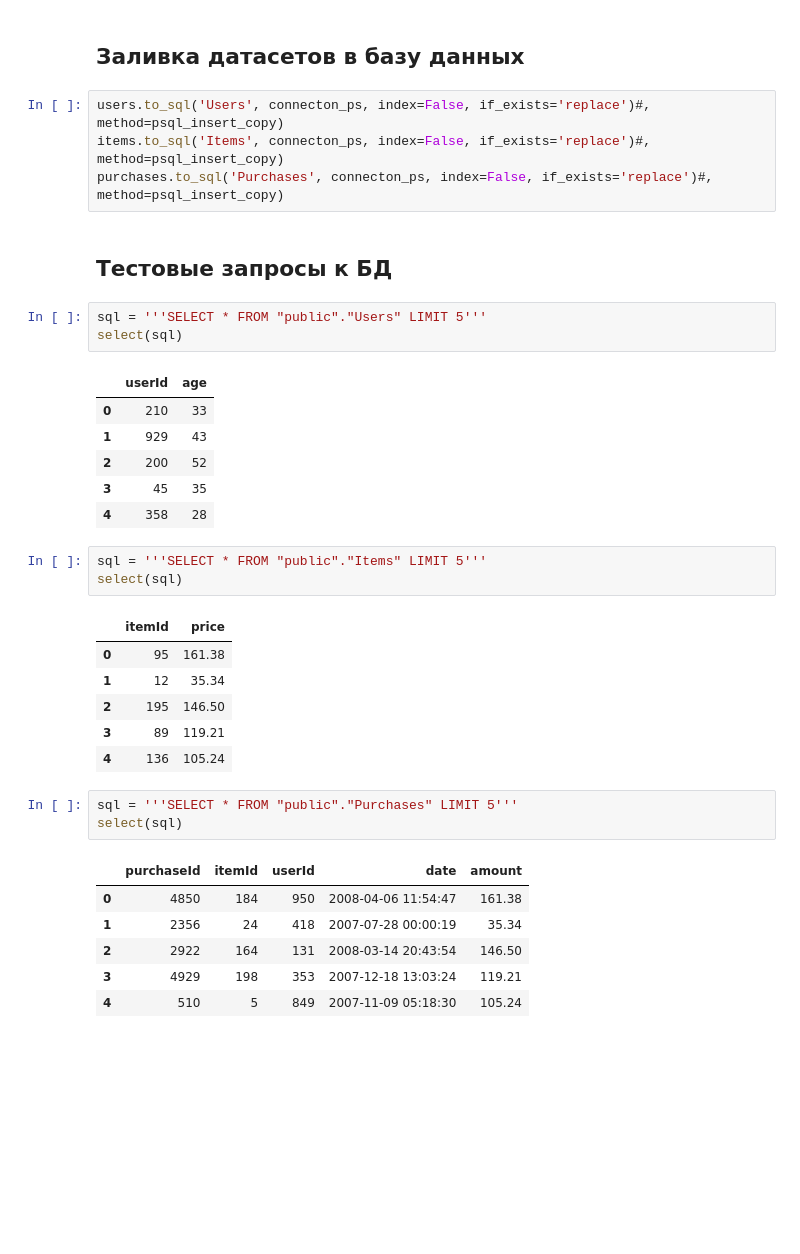
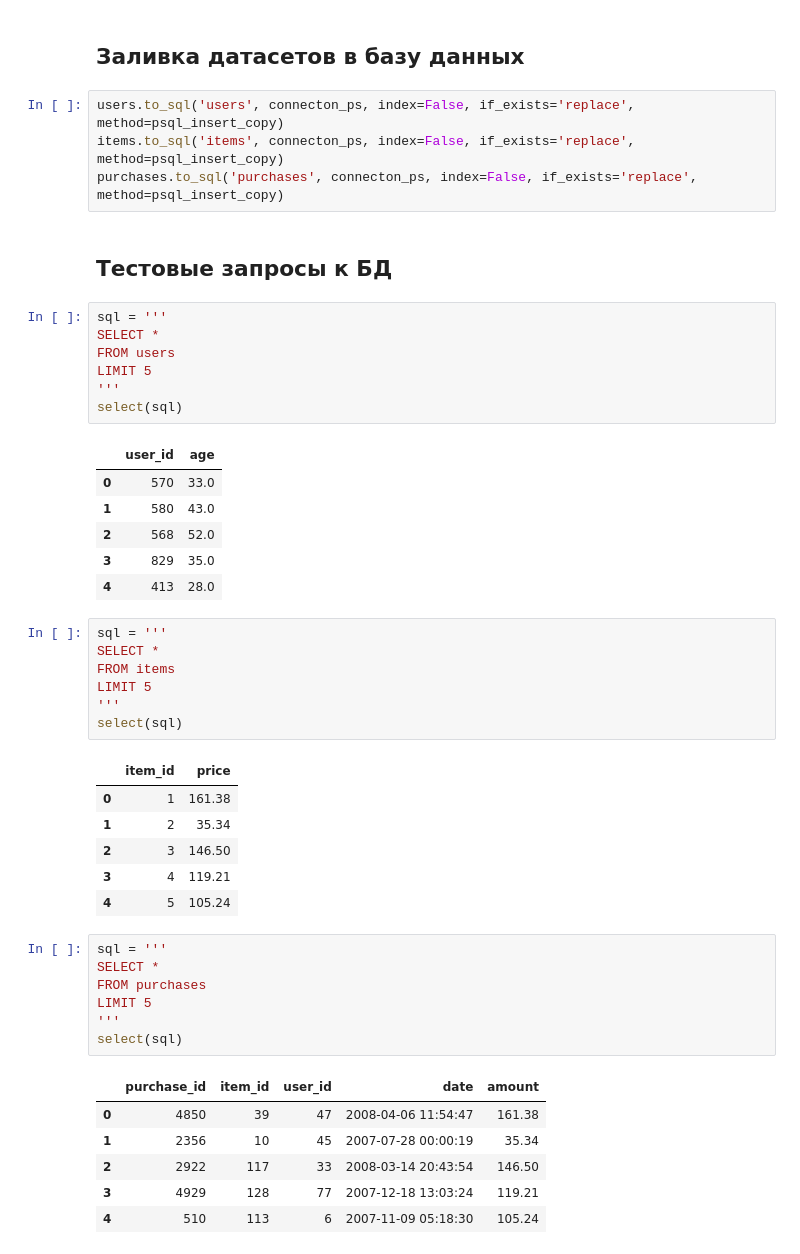
Before and after one commit to tori112/ds_public, a Jupyter notebook: wib/Who_Is_Blogger_jun_DE.ipynb, the cells around one changed output. Cells and saved outputs as stored; diff of their text form; blank space fills up the shorter version.

```diff
--- a/wib/Who_Is_Blogger_jun_DE.ipynb
+++ b/wib/Who_Is_Blogger_jun_DE.ipynb
@@ -96,38 +120,50 @@ dtype: object
 # %% [markdown]
 ## Заливка датасетов в базу данных
 # %%
-users.to_sql('Users', connecton_ps, index=False, if_exists='replace')#, method=psql_insert_copy)
-items.to_sql('Items', connecton_ps, index=False, if_exists='replace')#, method=psql_insert_copy)
-purchases.to_sql('Purchases', connecton_ps, index=False, if_exists='replace')#, method=psql_insert_copy)
+users.to_sql('users', connecton_ps, index=False, if_exists='replace', method=psql_insert_copy)
+items.to_sql('items', connecton_ps, index=False, if_exists='replace', method=psql_insert_copy)
+purchases.to_sql('purchases', connecton_ps, index=False, if_exists='replace', method=psql_insert_copy)
 # %% [markdown]
 ## Тестовые запросы к БД
 # %%
-sql = '''SELECT * FROM "public"."Users" LIMIT 5'''
+sql = '''
+SELECT *
+FROM users
+LIMIT 5
+'''
 select(sql)
 # %% [output]
-|  | userId | age |
-| 0 | 210 | 33 |
-| 1 | 929 | 43 |
-| 2 | 200 | 52 |
-| 3 | 45 | 35 |
-| 4 | 358 | 28 |
+|  | user_id | age |
+| 0 | 570 | 33.0 |
+| 1 | 580 | 43.0 |
+| 2 | 568 | 52.0 |
+| 3 | 829 | 35.0 |
+| 4 | 413 | 28.0 |
 # %%
-sql = '''SELECT * FROM "public"."Items" LIMIT 5'''
+sql = '''
+SELECT *
+FROM items
+LIMIT 5
+'''
 select(sql)
 # %% [output]
-|  | itemId | price |
-| 0 | 95 | 161.38 |
-| 1 | 12 | 35.34 |
-| 2 | 195 | 146.50 |
-| 3 | 89 | 119.21 |
-| 4 | 136 | 105.24 |
+|  | item_id | price |
+| 0 | 1 | 161.38 |
+| 1 | 2 | 35.34 |
+| 2 | 3 | 146.50 |
+| 3 | 4 | 119.21 |
+| 4 | 5 | 105.24 |
 # %%
-sql = '''SELECT * FROM "public"."Purchases" LIMIT 5'''
+sql = '''
+SELECT *
+FROM purchases
+LIMIT 5
+'''
 select(sql)
 # %% [output]
-|  | purchaseId | itemId | userId | date | amount |
-| 0 | 4850 | 184 | 950 | 2008-04-06 11:54:47 | 161.38 |
-| 1 | 2356 | 24 | 418 | 2007-07-28 00:00:19 | 35.34 |
-| 2 | 2922 | 164 | 131 | 2008-03-14 20:43:54 | 146.50 |
-| 3 | 4929 | 198 | 353 | 2007-12-18 13:03:24 | 119.21 |
-| 4 | 510 | 5 | 849 | 2007-11-09 05:18:30 | 105.24 |
+|  | purchase_id | item_id | user_id | date | amount |
+| 0 | 4850 | 39 | 47 | 2008-04-06 11:54:47 | 161.38 |
+| 1 | 2356 | 10 | 45 | 2007-07-28 00:00:19 | 35.34 |
+| 2 | 2922 | 117 | 33 | 2008-03-14 20:43:54 | 146.50 |
+| 3 | 4929 | 128 | 77 | 2007-12-18 13:03:24 | 119.21 |
+| 4 | 510 | 113 | 6 | 2007-11-09 05:18:30 | 105.24 |
```
Also changed, not shown: parts of 27 cells of this notebook, 3 other files.
